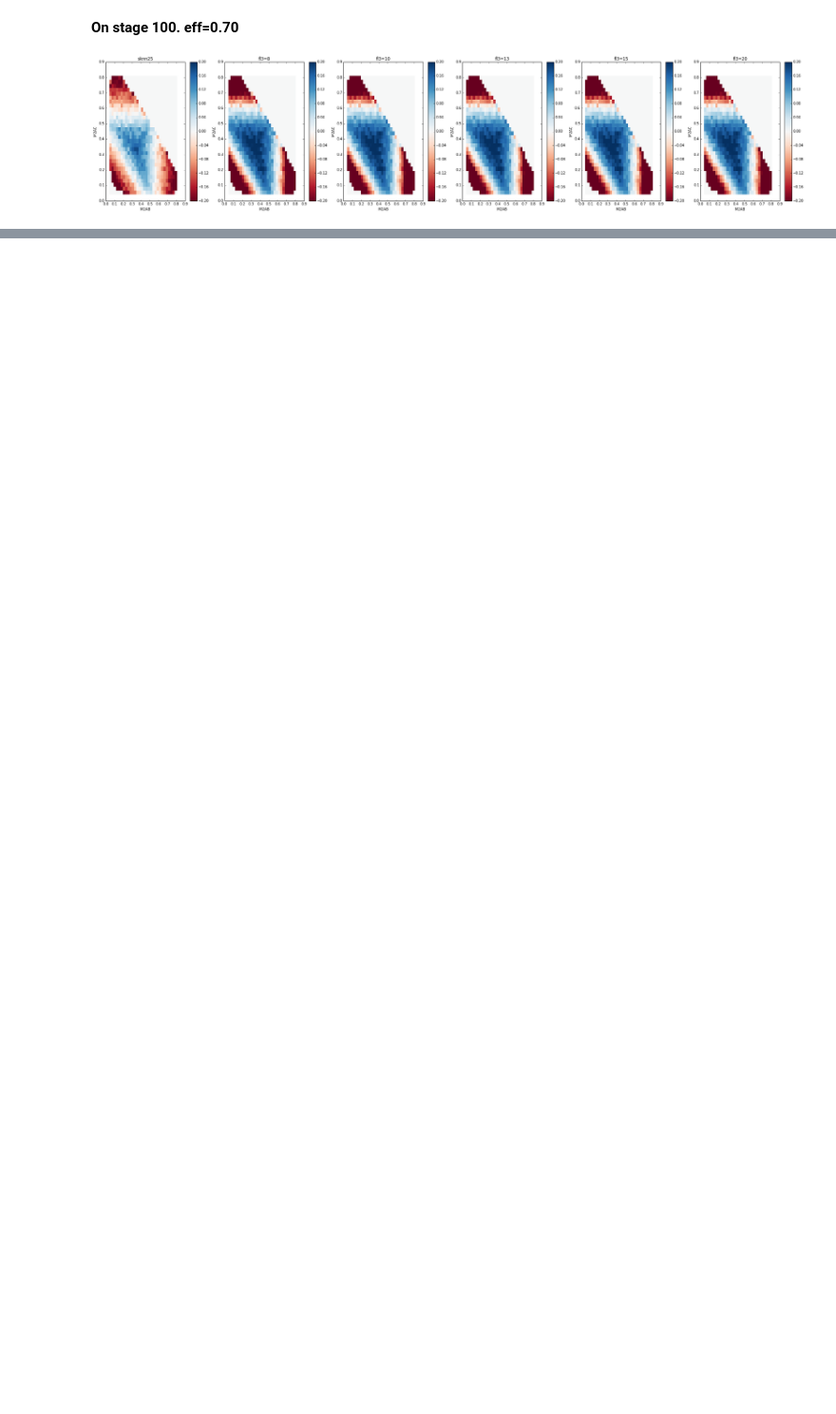
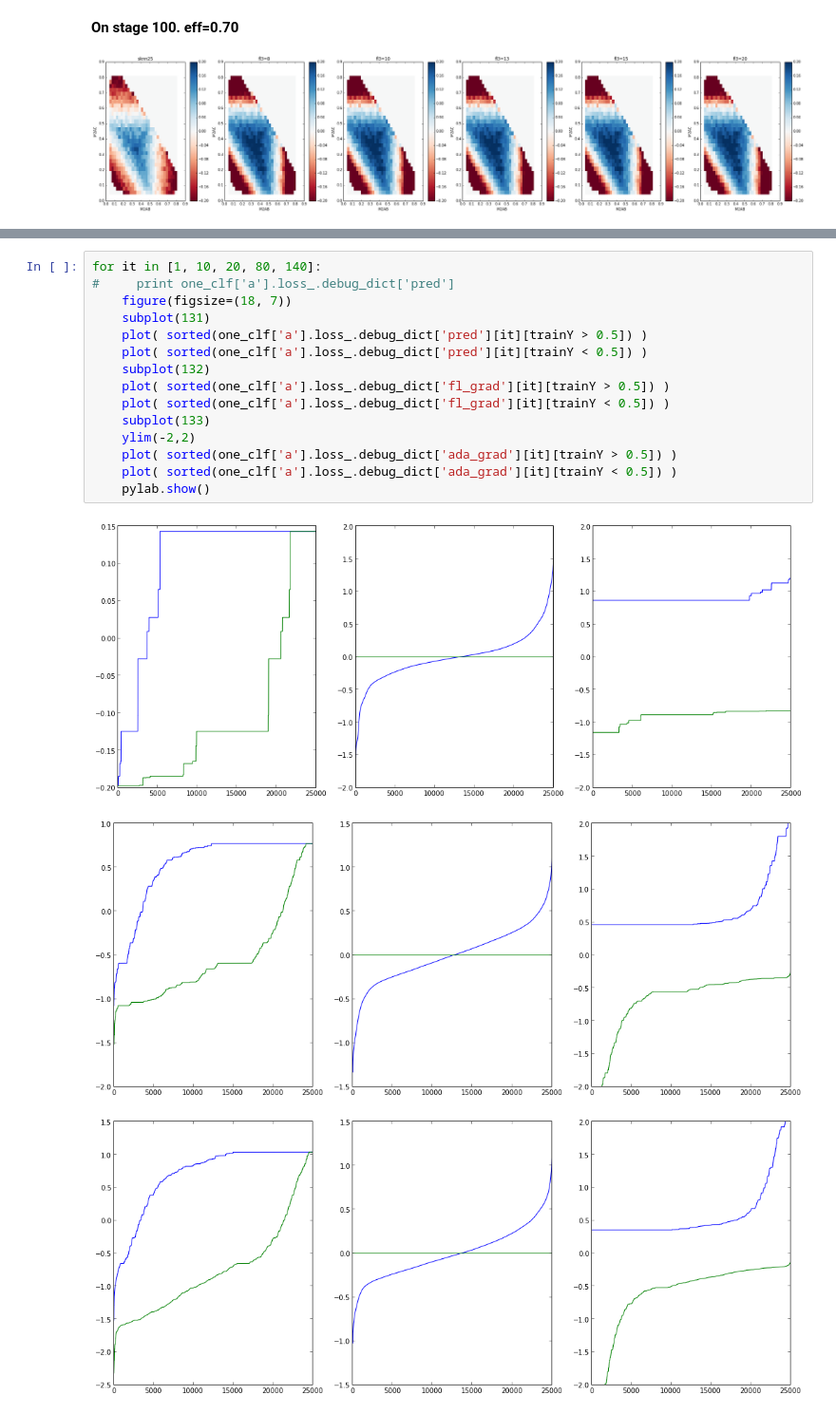
Before and after one commit to anaderi/lhcb_trigger_ml, a Jupyter notebook: IPythonWorkflow/DalitzUGBDemo.ipynb, the cells around one changed output, grey strips where cells are left out. Shown at 95% size. Saved outputs shown, nothing was run; the diff lists cells and outputs as text; blank space fills up the shorter version.

```diff
--- a/IPythonWorkflow/DalitzUGBDemo.ipynb
+++ b/IPythonWorkflow/DalitzUGBDemo.ipynb
@@ -823,0 +824,19 @@ print sys.path
+# %%
+for it in [1, 10, 20, 80, 140]:
+#     print one_clf['a'].loss_.debug_dict['pred']
+    figure(figsize=(18, 7))
+    subplot(131)
+    plot( sorted(one_clf['a'].loss_.debug_dict['pred'][it][trainY > 0.5]) )
+    plot( sorted(one_clf['a'].loss_.debug_dict['pred'][it][trainY < 0.5]) )
+    subplot(132)
+    plot( sorted(one_clf['a'].loss_.debug_dict['fl_grad'][it][trainY > 0.5]) )
+    plot( sorted(one_clf['a'].loss_.debug_dict['fl_grad'][it][trainY < 0.5]) )
+    subplot(133)
+    ylim(-2,2)
+    plot( sorted(one_clf['a'].loss_.debug_dict['ada_grad'][it][trainY > 0.5]) )
+    plot( sorted(one_clf['a'].loss_.debug_dict['ada_grad'][it][trainY < 0.5]) )
+    pylab.show()
+# %% [output]
+[figure, added]
+[figure, added]
+[figure, added]
```
Also changed, not shown: parts of 4 cells of this notebook.
